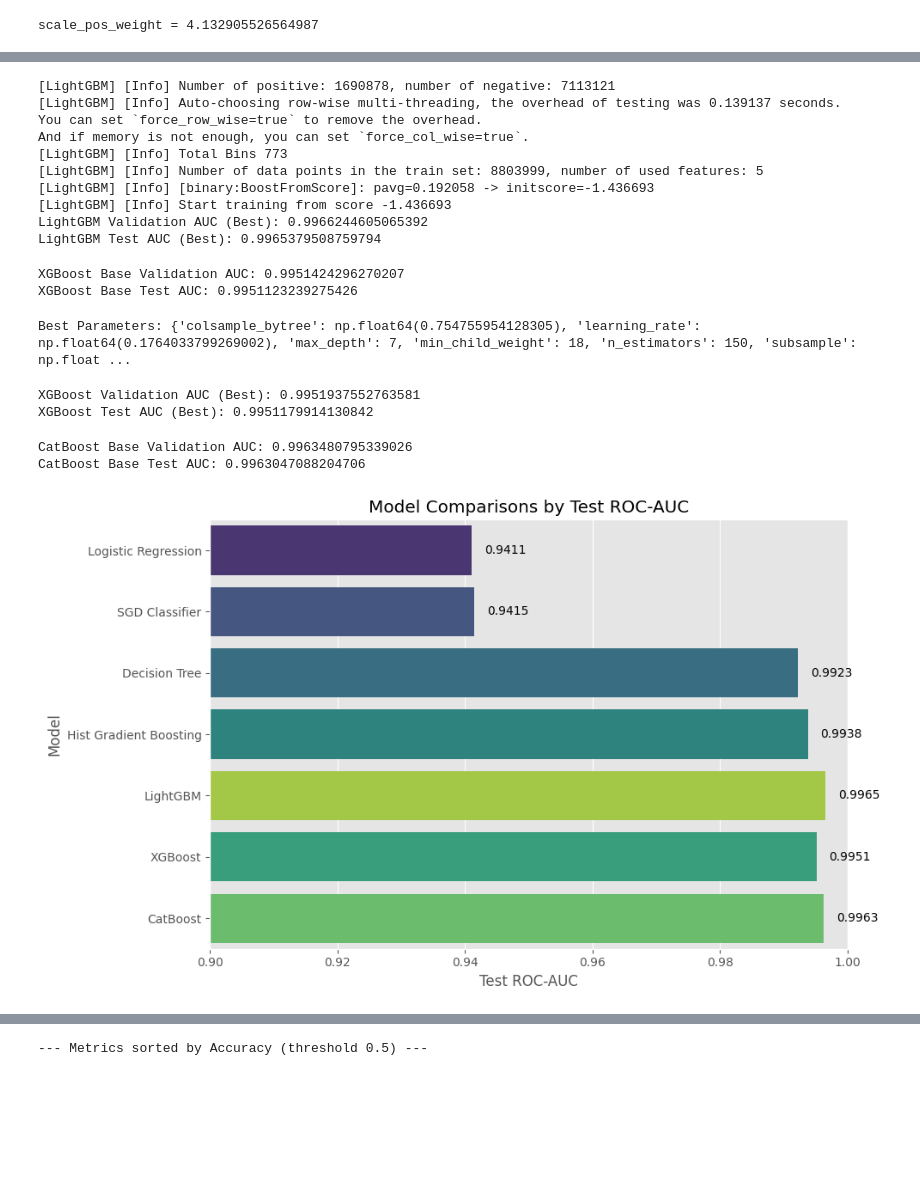
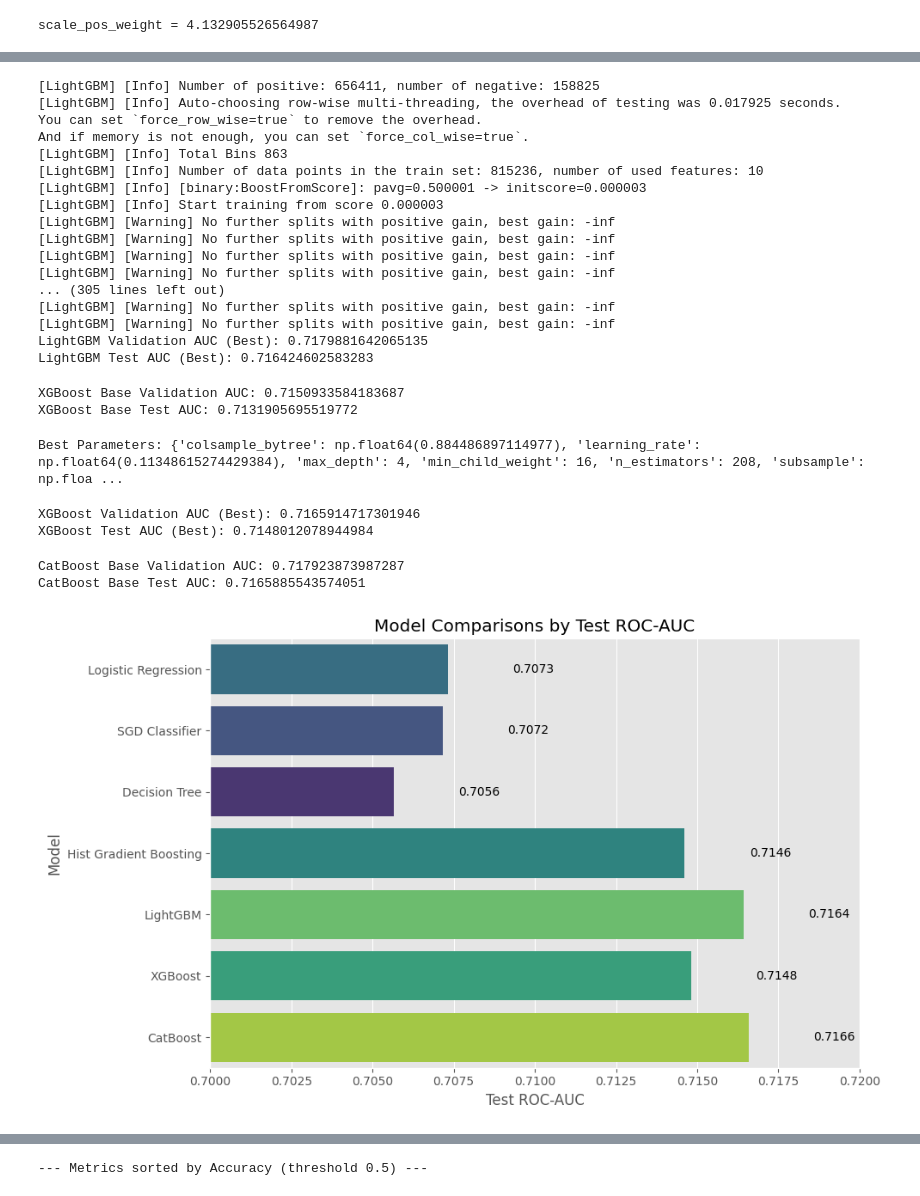
Before and after one commit to edwardweldon100/LendingClub-Capstone-Project, a Jupyter notebook: Lending Club Dataset- Model- FullyPaid_ChargeOff.ipynb, the cells around one changed output, grey strips where cells are left out. Drawn from its saved outputs; the diff is of its cells as text; code cells hidden in the pictures; blank space fills up the shorter version.

```diff
--- a/Lending Club Dataset- Model- FullyPaid_ChargeOff.ipynb
+++ b/Lending Club Dataset- Model- FullyPaid_ChargeOff.ipynb
@@ -51,7 +52,7 @@ Accepted_Only_Ord.head()
 | 4 | 1 | 0 | 4 | 22 | 692 | 4 | 1 | ... |
 # %%
 Accepted_Only_Ord = Accepted_Only_Ord.rename(columns={'Risk_Score': 'FICO_Score'})
-X_Num_Ord = Accepted_Only_Ord[['Term', 'FICO_Score', 'Employment_Length', 'Debt-Income', 'Loan-Income', 'Int_Rate', 'Mortgage_Accounts']].apply(pd.to_numeric, errors='coerce')
+X_Num_Ord = Accepted_Only_Ord[['Term', 'FICO_Score', 'Employment_Length', 'Debt-Income', 'Loan-Income', 'Int_Rate', 'Mortgage_Accounts', 'Bankruptcies']].apply(pd.to_numeric, errors='coerce')
 X_Nominal = Accepted_Only_Ord[['Home_Ownership', 'Loan_Purpose']].astype('category')
 Y = Accepted_Only_Ord['Loan_Status']
 # %%
@@ -138,7 +139,7 @@ spw = pos / neg    #reversed since 0 is now the minority class
 print('scale_pos_weight =', spw)
 
 #for XGboost
-weights = compute_sample_weight('balanced', Y2_train)
+weights = compute_sample_weight('balanced', Y2_tr)
 # %% [output]
 scale_pos_weight = 4.132905526564987
 # %%
@@ -467,16 +529,23 @@ lgb_best_test_auc = roc_auc_score(Y2_test, lgb_best.predict_proba(X2_test)[:, 1]
 print('LightGBM Validation AUC (Best):', lgb_best_val_auc)
 print('LightGBM Test AUC (Best):', lgb_best_test_auc)
 # %% [output]
-[LightGBM] [Info] Number of positive: 1690878, number of negative: 7113121
-[LightGBM] [Info] Auto-choosing row-wise multi-threading, the overhead of testing was 0.139137 seconds.
+[LightGBM] [Info] Number of positive: 656411, number of negative: 158825
+[LightGBM] [Info] Auto-choosing row-wise multi-threading, the overhead of testing was 0.017925 seconds.
 You can set `force_row_wise=true` to remove the overhead.
 And if memory is not enough, you can set `force_col_wise=true`.
-[LightGBM] [Info] Total Bins 773
-[LightGBM] [Info] Number of data points in the train set: 8803999, number of used features: 5
-[LightGBM] [Info] [binary:BoostFromScore]: pavg=0.192058 -> initscore=-1.436693
-[LightGBM] [Info] Start training from score -1.436693
-LightGBM Validation AUC (Best): 0.9966244605065392
-LightGBM Test AUC (Best): 0.9965379508759794
+[LightGBM] [Info] Total Bins 863
+[LightGBM] [Info] Number of data points in the train set: 815236, number of used features: 10
+[LightGBM] [Info] [binary:BoostFromScore]: pavg=0.500001 -> initscore=0.000003
+[LightGBM] [Info] Start training from score 0.000003
+[LightGBM] [Warning] No further splits with positive gain, best gain: -inf
+[LightGBM] [Warning] No further splits with positive gain, best gain: -inf
+[LightGBM] [Warning] No further splits with positive gain, best gain: -inf
+[LightGBM] [Warning] No further splits with positive gain, best gain: -inf
+... (305 lines left out)
+[LightGBM] [Warning] No further splits with positive gain, best gain: -inf
+[LightGBM] [Warning] No further splits with positive gain, best gain: -inf
+LightGBM Validation AUC (Best): 0.7179881642065135
+LightGBM Test AUC (Best): 0.716424602583283
 # %%
 #XGBoost (Base)
 xgb = XGBClassifier(
@@ -498,8 +567,8 @@ xgb_test_auc = roc_auc_score(Y2_test, xgb_test_preds)
 print('XGBoost Base Validation AUC:', xgb_val_auc)
 print('XGBoost Base Test AUC:', xgb_test_auc)
 # %% [output]
-XGBoost Base Validation AUC: 0.9951424296270207
-XGBoost Base Test AUC: 0.9951123239275426
+XGBoost Base Validation AUC: 0.7150933584183687
+XGBoost Base Test AUC: 0.7131905695519772
 # %%
 #XGBoost (Randomized Search CV)
 xgb_param_dist = {
@@ -525,7 +594,7 @@ xgb_randCV = RandomizedSearchCV(
 xgb_randCV.fit(X2_tr, Y2_tr)
 print('Best Parameters:', xgb_randCV.best_params_)
 # %% [output]
-Best Parameters: {'colsample_bytree': np.float64(0.754755954128305), 'learning_rate': np.float64(0.1764033799269002), 'max_depth': 7, 'min_child_weight': 18, 'n_estimators': 150, 'subsample': np.float ...
+Best Parameters: {'colsample_bytree': np.float64(0.884486897114977), 'learning_rate': np.float64(0.11348615274429384), 'max_depth': 4, 'min_child_weight': 16, 'n_estimators': 208, 'subsample': np.floa ...
 # %%
 #Refit XGBoost Best Parameters on full training set
 xgb_best = xgb_randCV.best_estimator_
@@ -538,8 +607,8 @@ xgb_best_test_auc = roc_auc_score(Y2_test, xgb_best.predict_proba(X2_test)[:, 1]
 print('XGBoost Validation AUC (Best):', xgb_best_val_auc)
 print('XGBoost Test AUC (Best):', xgb_best_test_auc)
 # %% [output]
-XGBoost Validation AUC (Best): 0.9951937552763581
-XGBoost Test AUC (Best): 0.9951179914130842
+XGBoost Validation AUC (Best): 0.7165914717301946
+XGBoost Test AUC (Best): 0.7148012078944984
 # %%
 #CatBoost (Base)
 cat = CatBoostClassifier(eval_metric='AUC', class_weights=[spw, 1], random_seed=2, thread_count=-1, verbose=0,
@@ -556,30 +625,30 @@ cat_test_auc = roc_auc_score(Y2_test, cat_test_preds)
 print('CatBoost Base Validation AUC:', cat_val_auc)
 print('CatBoost Base Test AUC:', cat_test_auc)
 # %% [output]
-CatBoost Base Validation AUC: 0.9963480795339026
-CatBoost Base Test AUC: 0.9963047088204706
+CatBoost Base Validation AUC: 0.717923873987287
+CatBoost Base Test AUC: 0.7165885543574051
 # %%
 #Bar Plot Comparison of All Scores
 model_best_scores = pd.DataFrame({
     'Model': ['Logistic Regression', 'SGD Classifier', 'Decision Tree', 'Hist Gradient Boosting', 'LightGBM', 'XGBoost', 'CatBoost'],
     'Test_AUC': [logreg_best_test_auc, sgd_best_test_auc, dt_best_test_auc, hgb_best_test_auc, lgb_best_test_auc, xgb_best_test_auc, cat_test_auc]})
 
 plt.figure(figsize=(10, 6))
 sns.barplot(
     x='Test_AUC',
     y='Model',
     data=model_best_scores,
     hue=model_best_scores['Test_AUC'],
     palette=sns.color_palette('viridis', n_colors=len(model_best_scores)),
     legend=False
 )
 plt.xlabel('Test ROC-AUC')
 plt.title('Model Comparisons by Test ROC-AUC')
-plt.xlim(0.9, 1.0)
+plt.xlim(0.7, 0.72)
 for index, row in model_best_scores.iterrows():
     plt.text(row.Test_AUC + 0.002, index, f'{row.Test_AUC:.4f}', va='center')
 plt.tight_layout()
 plt.show()
 # %% [output]
-[figure, old version]
+[figure, new version]
 # %%
```
Also changed, not shown: parts of 31 cells of this notebook.
